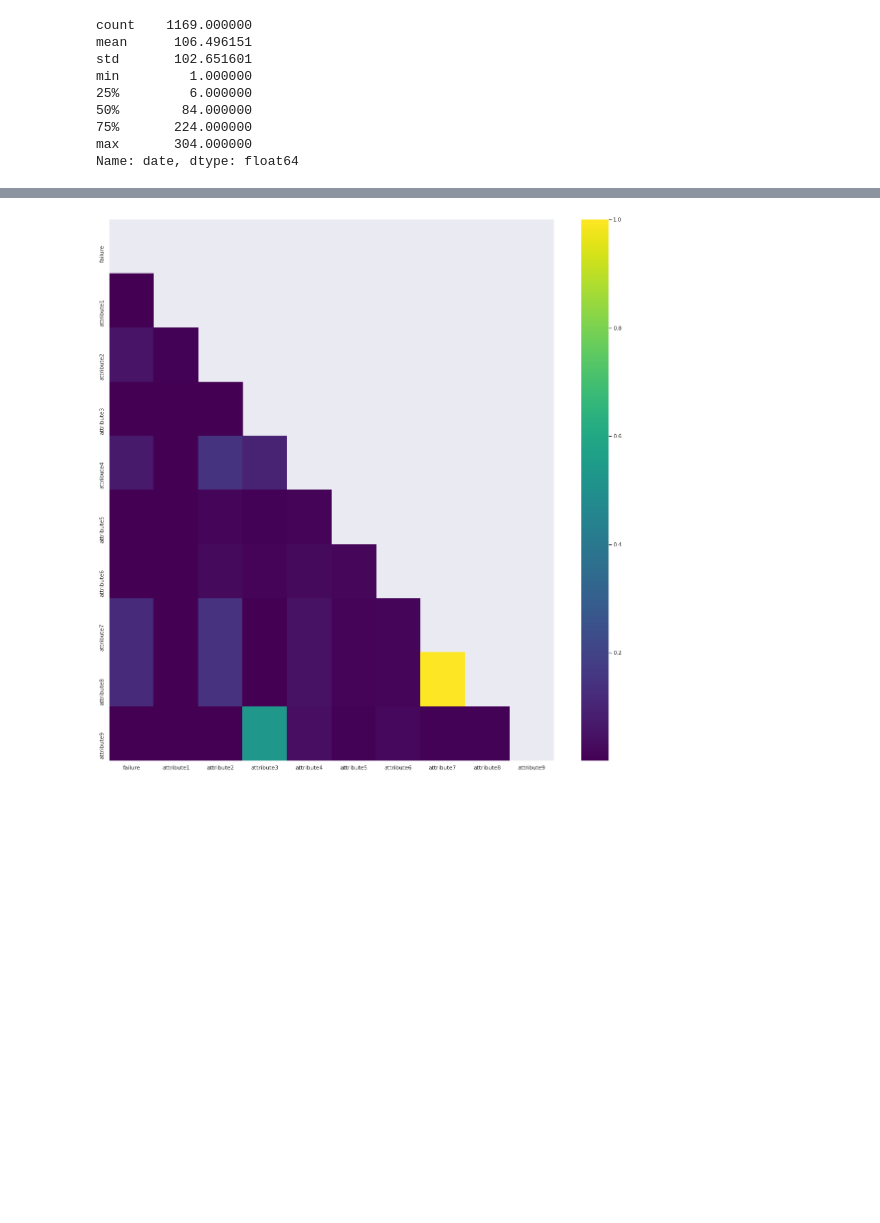
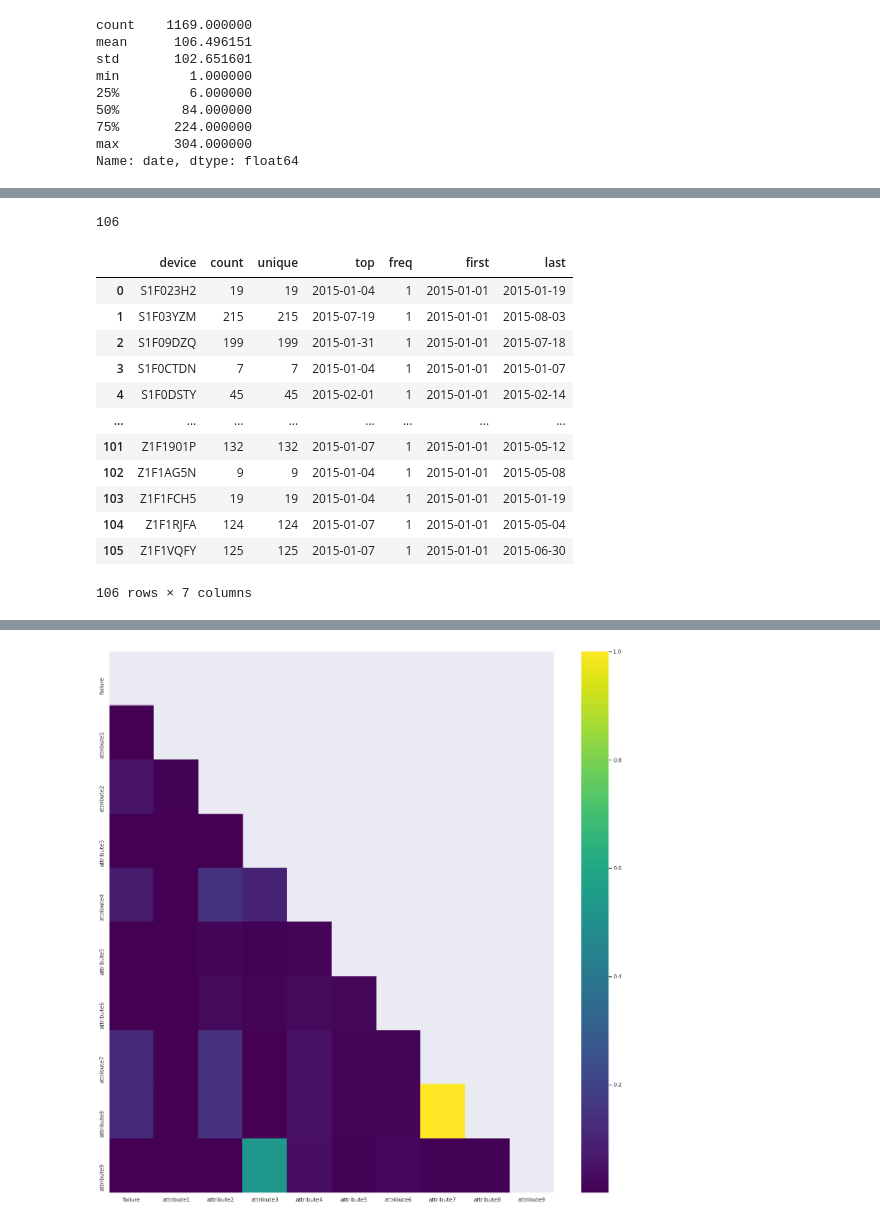
Before and after one commit to qSergio/rare_anomaly, a Jupyter notebook: anomalia/Work Sample.ipynb, the cells around one changed output, grey strips where cells are left out. Cells and saved outputs as stored; diff of their text form; code cells hidden in the pictures; blank space fills up the shorter version.

```diff
--- a/anomalia/Work Sample.ipynb
+++ b/anomalia/Work Sample.ipynb
@@ -143,0 +163,20 @@ Name: date, dtype: float64
+# %%
+failures.device.nunique()
+# %% [output]
+106
+# %%
+failures.groupby("device").date.describe().reset_index()
+# %% [output]
+|  | device | count | unique | top | freq | first | last |
+| 0 | S1F023H2 | 19 | 19 | 2015-01-04 | 1 | 2015-01-01 | 2015-01-19 |
+| 1 | S1F03YZM | 215 | 215 | 2015-07-19 | 1 | 2015-01-01 | 2015-08-03 |
+| 2 | S1F09DZQ | 199 | 199 | 2015-01-31 | 1 | 2015-01-01 | 2015-07-18 |
+| 3 | S1F0CTDN | 7 | 7 | 2015-01-04 | 1 | 2015-01-01 | 2015-01-07 |
+| 4 | S1F0DSTY | 45 | 45 | 2015-02-01 | 1 | 2015-01-01 | 2015-02-14 |
+| ... | ... | ... | ... | ... | ... | ... | ... |
+| 101 | Z1F1901P | 132 | 132 | 2015-01-07 | 1 | 2015-01-01 | 2015-05-12 |
+| 102 | Z1F1AG5N | 9 | 9 | 2015-01-04 | 1 | 2015-01-01 | 2015-05-08 |
+| 103 | Z1F1FCH5 | 19 | 19 | 2015-01-04 | 1 | 2015-01-01 | 2015-01-19 |
+| 104 | Z1F1RJFA | 124 | 124 | 2015-01-07 | 1 | 2015-01-01 | 2015-05-04 |
+| 105 | Z1F1VQFY | 125 | 125 | 2015-01-07 | 1 | 2015-01-01 | 2015-06-30 |
+106 rows × 7 columns
```
Also changed, not shown: parts of 31 cells of this notebook.
